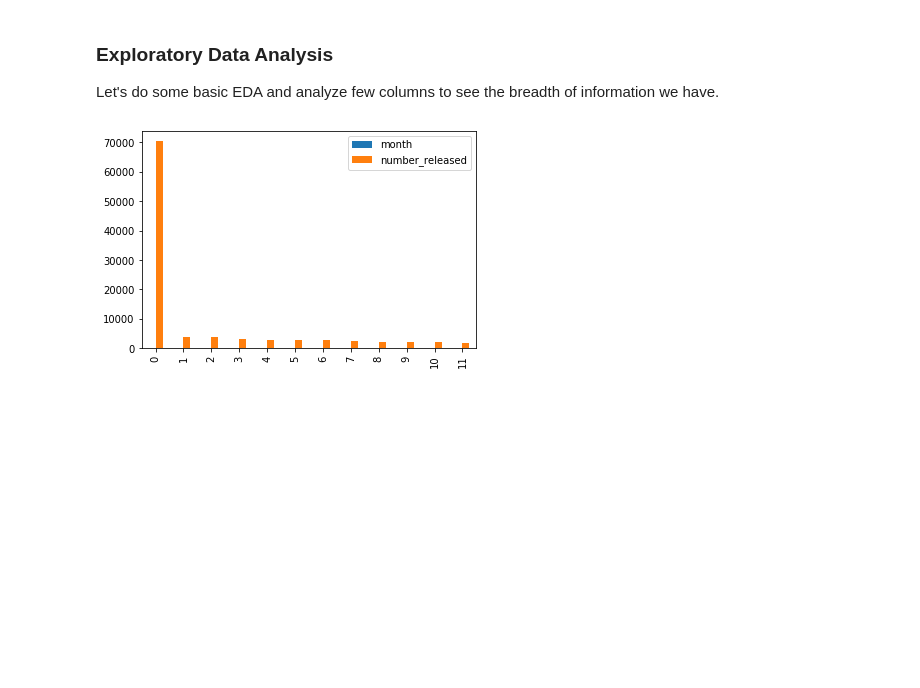
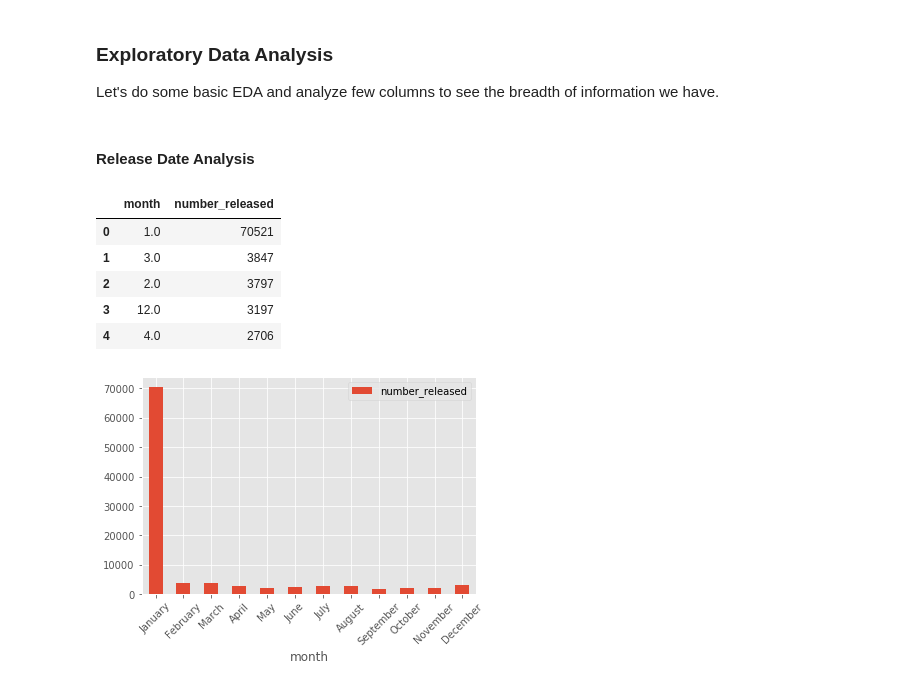
Before and after one commit to sarthakbatragatech/effective-pandas, a Jupyter notebook: movie_lens_experiments.ipynb, the cells around one changed output. Saved outputs shown, nothing was run; the diff lists cells and outputs as text; code cells hidden in the pictures; blank space fills up the shorter version.

Commit message:
improved release date data analysis

```diff
--- a/movie_lens_experiments.ipynb
+++ b/movie_lens_experiments.ipynb
@@ -304,11 +291,32 @@ The new data type is: datetime64[ns]
 ### Exploratory Data Analysis
 
 Let's do some basic EDA and analyze few columns to see the breadth of information we have.
+# %% [markdown]
+#### Release Date Analysis
 # %%
-# Release Date
+# Month of Release
 month_df = master.release_date.dt.month.value_counts().reset_index()
 month_df.columns = ['month', 'number_released']
-month_df.plot(kind='bar')
-plt.show()
+month_df.head()
 # %% [output]
-[figure, removed]
+|  | month | number_released |
+| 0 | 1.0 | 70521 |
+| 1 | 3.0 | 3847 |
+| 2 | 2.0 | 3797 |
+| 3 | 12.0 | 3197 |
+| 4 | 4.0 | 2706 |
+# %%
+# Let's present this data in a visually appealing way.
+import matplotlib
+matplotlib.style.use('ggplot')
+# %%
+month_df.sort_values(by='month', inplace=True)
+month_dict = {1: 'January', 2: 'February', 3: 'March', 4: 'April',
+             5: 'May', 6: 'June', 7: 'July', 8: 'August',
+             9: 'September', 10: 'October', 11: 'November',
+             12: 'December'}
+month_df['month'] = month_df['month'].map(month_dict)
+month_df.plot(kind='bar', x='month', y='number_released', rot=45, figsize=(6, 4))
+plt.show()
+# %% [output]
+[figure, added]
```
Also changed, not shown: parts of 4 cells of this notebook.
